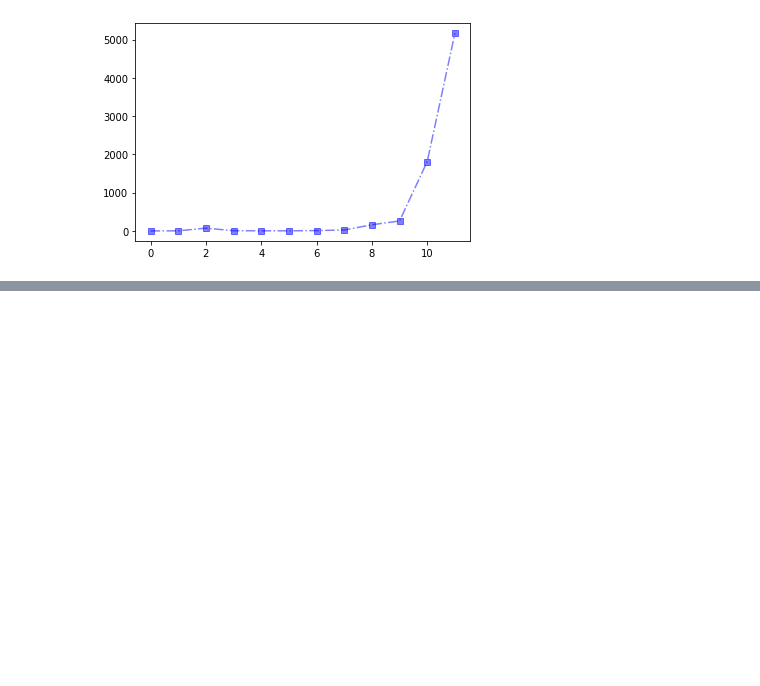
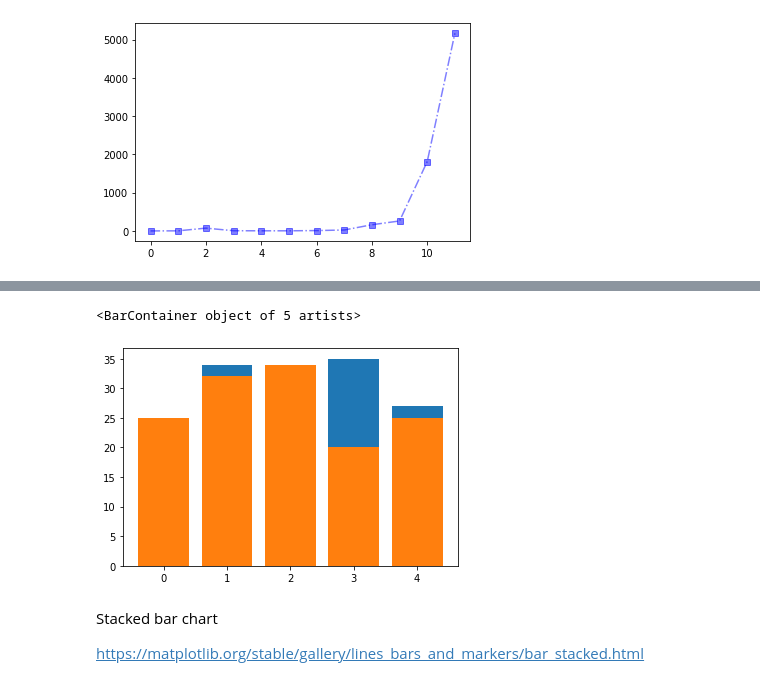
Before and after one commit to Jittiya/DWDM21, a Jupyter notebook: Data_Visualizetion.ipynb, the cells around one changed output, grey strips where cells are left out. Saved outputs shown, nothing was run; the diff lists cells and outputs as text; code cells hidden in the pictures; blank space fills up the shorter version.

```diff
--- a/Data_Visualizetion.ipynb
+++ b/Data_Visualizetion.ipynb
@@ -156,0 +182,6 @@ plt.plot(range(len(data.iloc[::50,1])),data.iloc[::50,1],'s-.b',alpha=0.5)
+# %%
+plt.bar([0,1,2,3,4],men_means)
+plt.bar([0,1,2,3,4],women_means)
+# %% [output]
+<BarContainer object of 5 artists>
+[figure, added]
@@ -156,0 +193,4 @@ plt.plot(range(len(data.iloc[::50,1])),data.iloc[::50,1],'s-.b',alpha=0.5)
+# %% [markdown]
+Stacked bar chart
+
+https://matplotlib.org/stable/gallery/lines_bars_and_markers/bar_stacked.html
```
Also changed, not shown: parts of 8 cells of this notebook.
